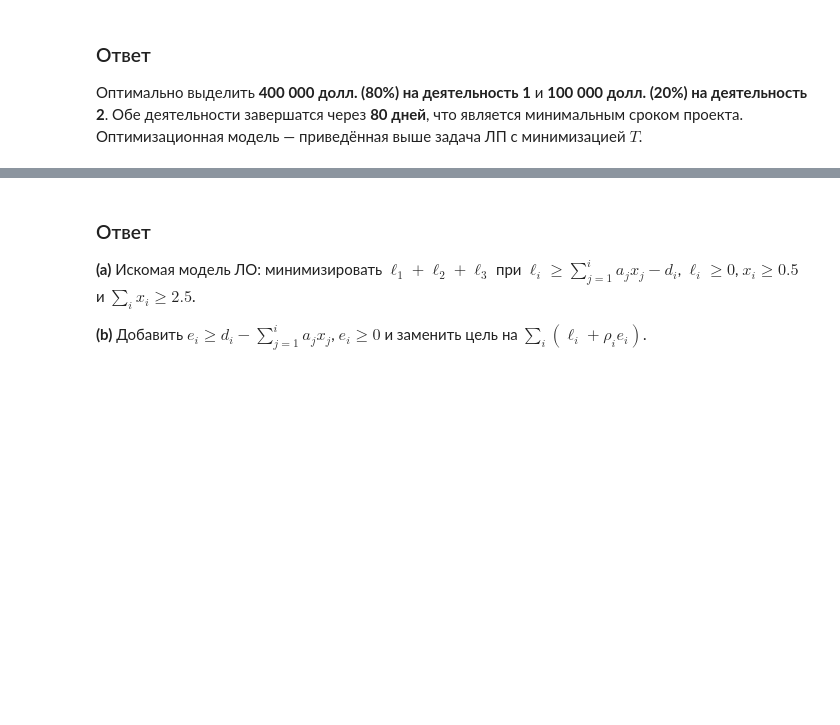
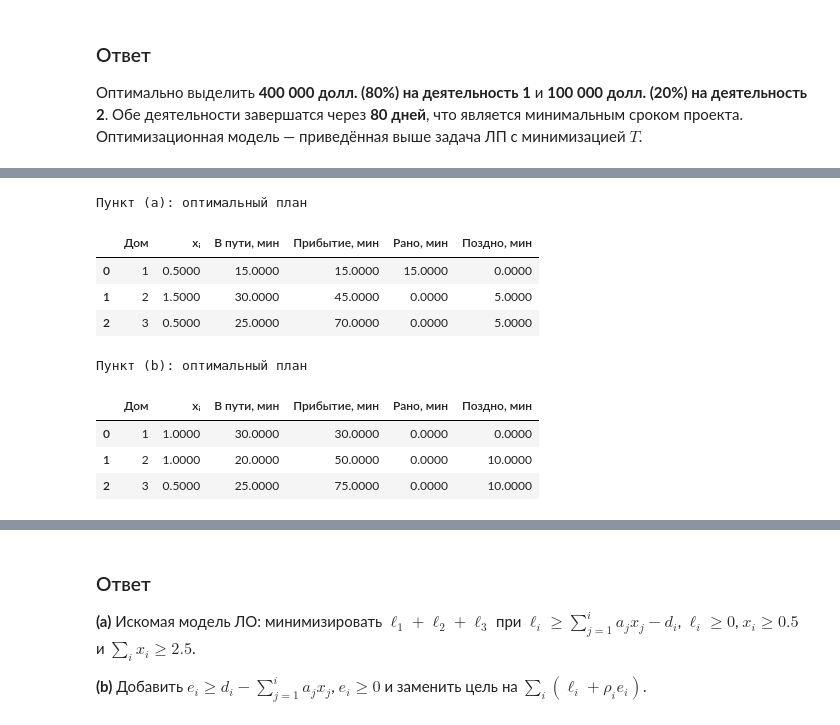
Before and after one commit to na-mramornom-nizu/SPPR_tasks_for_02_11, a Jupyter notebook: SPPR_tasks_2_1-2_10.ipynb, the cells around one changed output, grey strips where cells are left out. Cells and saved outputs as stored; diff of their text form; code cells hidden in the pictures; blank space fills up the shorter version.

Commit message:
Add solved numerical delivery example for exercise 2.8

```diff
--- a/SPPR_tasks_2_1-2_10.ipynb
+++ b/SPPR_tasks_2_1-2_10.ipynb
@@ -1000,0 +1013,80 @@ print("Численное решение не требуется: aᵢ, dᵢ и
+# %%
+example_times_28 = np.array([30.0, 20.0, 50.0])
+example_deadlines_28 = np.array([30.0, 40.0, 65.0])
+example_early_penalties_28 = np.array([2.0, 1.0, 1.0])
+
+example_models_28 = {
+    "(a)": build_delivery_model(example_times_28, example_deadlines_28),
+    "(b)": build_delivery_model(
+        example_times_28,
+        example_deadlines_28,
+        early_penalties=example_early_penalties_28,
+    ),
+}
+example_plans_28 = {}
+example_summary_28 = []
+
+for variant, delivery_model in example_models_28.items():
+    solve_model(delivery_model)
+    time_factors = np.array([
+        pyo.value(delivery_model.time_factor[house])
+        for house in delivery_model.houses
+    ])
+    arrival_times = np.array([
+        pyo.value(delivery_model.arrival[house])
+        for house in delivery_model.houses
+    ])
+    late_minutes = np.maximum(arrival_times - example_deadlines_28, 0.0)
+    early_minutes = np.maximum(example_deadlines_28 - arrival_times, 0.0)
+    early_cost = 0.0
+    if variant == "(b)":
+        early_cost = float(example_early_penalties_28 @ early_minutes)
+    objective_value = pyo.value(delivery_model.total_penalty)
+
+    assert np.all(time_factors >= 0.5 - 1e-7)
+    assert time_factors.sum() >= 2.5 - 1e-7
+    assert np.isclose(objective_value, late_minutes.sum() + early_cost)
+
+    example_plans_28[variant] = pd.DataFrame({
+        "Дом": list(delivery_model.houses),
+        "xᵢ": time_factors,
+        "В пути, мин": example_times_28 * time_factors,
+        "Прибытие, мин": arrival_times,
+        "Рано, мин": early_minutes,
+        "Поздно, мин": late_minutes,
+    })
+    print(f"Пункт {variant}: оптимальный план")
+    display(example_plans_28[variant])
+    example_summary_28.append({
+        "Пункт": variant,
+        "Сумма xᵢ": time_factors.sum(),
+        "Опоздание, мин": late_minutes.sum(),
+        "Штраф за ранний приезд": early_cost,
+        "Целевая функция": objective_value,
+    })
+
+print("Сравнение результатов: штрафы указаны в условных единицах")
+display(pd.DataFrame(example_summary_28).set_index("Пункт"))
+
+plan_a_early_cost_28 = float(
+    example_early_penalties_28 @ example_plans_28["(a)"]["Рано, мин"].to_numpy()
+)
+plan_a_combined_cost_28 = (
+    example_plans_28["(a)"]["Поздно, мин"].sum() + plan_a_early_cost_28
+)
+print(
+    f"Если оценить план (a) по правилам (b), его штраф равен "
+    f"{plan_a_combined_cost_28:.0f} усл. ед.; оптимальный план (b) даёт "
+    f"{pyo.value(example_models_28['(b)'].total_penalty):.0f} усл. ед."
+)
+# %% [output]
+Пункт (a): оптимальный план
+|  | Дом | xᵢ | В пути, мин | Прибытие, мин | Рано, мин | Поздно, мин |
+| 0 | 1 | 0.5000 | 15.0000 | 15.0000 | 15.0000 | 0.0000 |
+| 1 | 2 | 1.5000 | 30.0000 | 45.0000 | 0.0000 | 5.0000 |
+| 2 | 3 | 0.5000 | 25.0000 | 70.0000 | 0.0000 | 5.0000 |
+Пункт (b): оптимальный план
+|  | Дом | xᵢ | В пути, мин | Прибытие, мин | Рано, мин | Поздно, мин |
+| 0 | 1 | 1.0000 | 30.0000 | 30.0000 | 0.0000 | 0.0000 |
+| 1 | 2 | 1.0000 | 20.0000 | 50.0000 | 0.0000 | 10.0000 |
+| 2 | 3 | 0.5000 | 25.0000 | 75.0000 | 0.0000 | 10.0000 |
```
Also changed, not shown: parts of 5 cells of this notebook.
